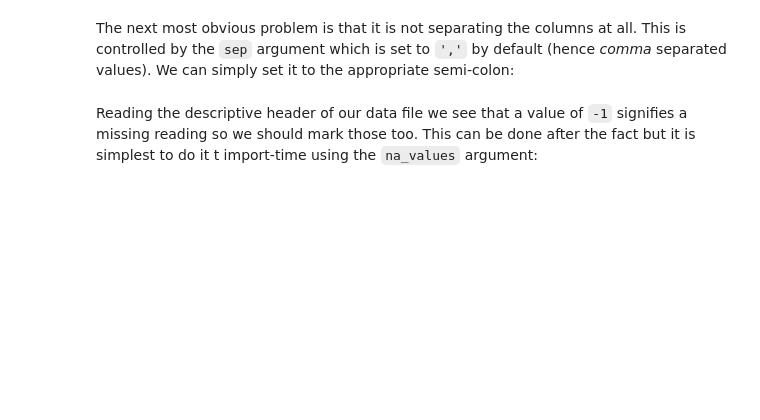
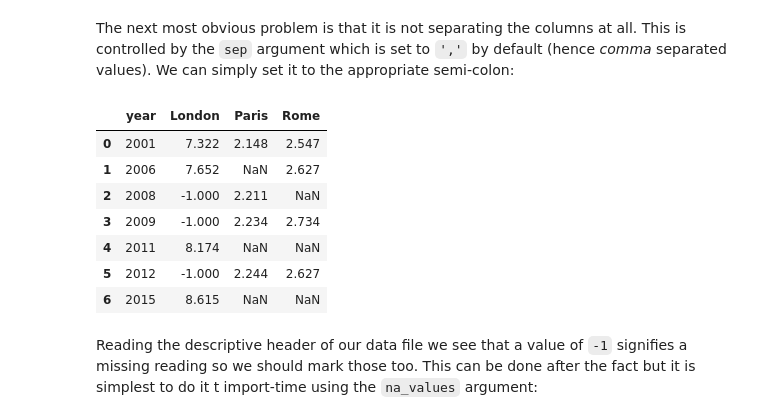
Before and after one commit to milliams/data_analysis_python, a Jupyter notebook: pandas.ipynb, the cells around one changed output. Saved outputs shown, nothing was run; the diff lists cells and outputs as text; code cells hidden in the pictures; blank space fills up the shorter version.

```diff
--- a/pandas.ipynb
+++ b/pandas.ipynb
@@ -336,10 +356,19 @@ pd.read_csv(
 The next most obvious problem is that it is not separating the columns at all. This is controlled by the `sep` argument which is set to `','` by default (hence *comma* separated values). We can simply set it to the appropriate semi-colon:
 # %%
 pd.read_csv(
-    'source/courses/python_data_analysis/city_pop.csv',
+    'city_pop.csv',
     skiprows=5,
     sep=';'
 )
+# %% [output]
+|  | year | London | Paris | Rome |
+| 0 | 2001 | 7.322 | 2.148 | 2.547 |
+| 1 | 2006 | 7.652 | NaN | 2.627 |
+| 2 | 2008 | -1.000 | 2.211 | NaN |
+| 3 | 2009 | -1.000 | 2.234 | 2.734 |
+| 4 | 2011 | 8.174 | NaN | NaN |
+| 5 | 2012 | -1.000 | 2.244 | 2.627 |
+| 6 | 2015 | 8.615 | NaN | NaN |
 # %% [markdown]
 Reading the descriptive header of our data file we see that a value of `-1` signifies a missing reading so we should mark those too. This can be done after the fact but it is simplest to do it t import-time using the `na_values` argument:
 # %%
```
Also changed, not shown: parts of 5 cells of this notebook, 3 other files.
